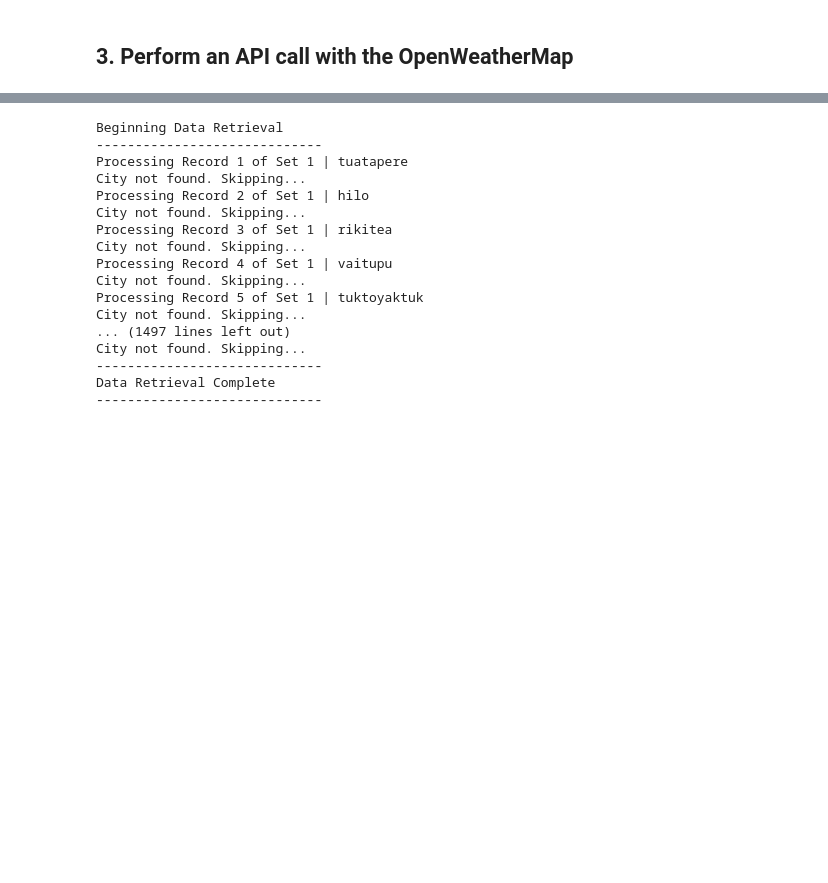
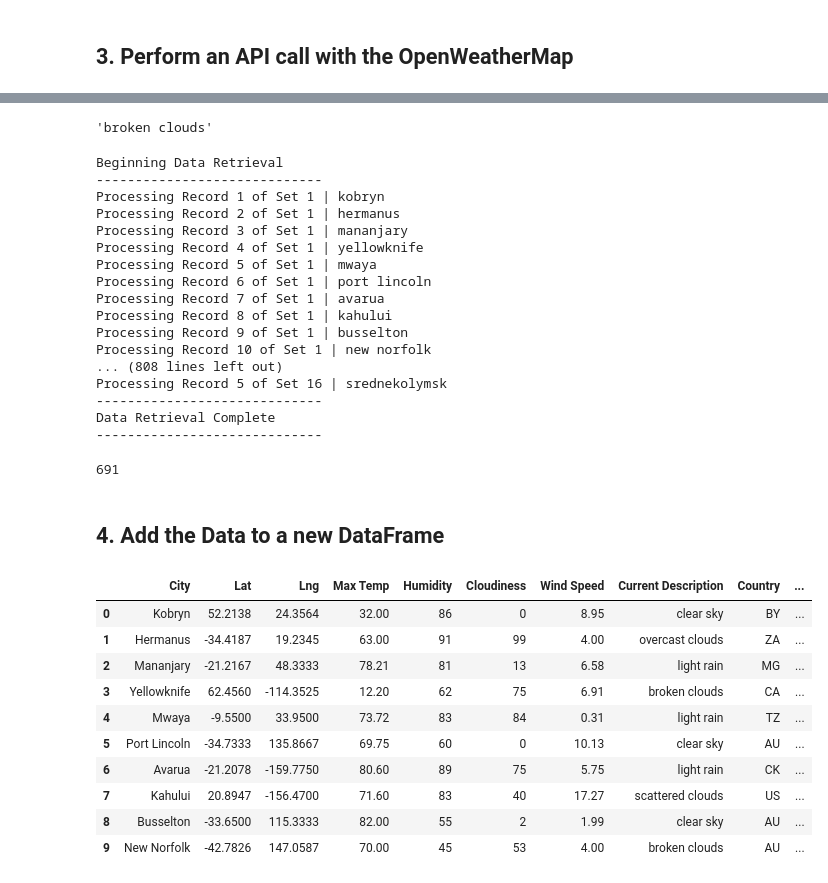
Before and after one commit to tkoide01/World_Weather_Analysis, a Jupyter notebook: Weather_Database/Weather_Database.ipynb, the cells around one changed output, grey strips where cells are left out. Drawn from its saved outputs; the diff is of its cells as text; code cells hidden in the pictures; blank space fills up the shorter version.

```diff
--- a/Weather_Database/Weather_Database.ipynb
+++ b/Weather_Database/Weather_Database.ipynb
@@ -84,3 +106,7 @@ http://api.openweathermap.org/data/2.5/weather?units=Imperial&APPID=a5e27cecc4fc
+# %%
+city_weather['weather'][0]['description']
+# %% [output]
+'broken clouds'
 # %%
 # Create an empty list to hold the weather data.
 city_data = []
@@ -118,7 +144,7 @@ for i, city in enumerate(cities):
         city_humidity = city_weather["main"]["humidity"]
         city_clouds = city_weather["clouds"]["all"]
         city_wind = city_weather["wind"]["speed"]
-        city_descp = city_weather["weather"]["description"]
+        city_description = city_weather["weather"][0]["description"]
         city_country = city_weather["sys"]["country"]
         # Convert the date to ISO standard.
         city_date = datetime.utcfromtimestamp(city_weather["dt"]).strftime('%Y-%m-%d %H:%M:%S')
@@ -130,7 +156,7 @@ for i, city in enumerate(cities):
                           "Humidity": city_humidity,
                           "Cloudiness": city_clouds,
                           "Wind Speed": city_wind,
-                          "Weather Description": city_descp,
+                          "Current Description": city_description,
                           "Country": city_country,
                           "Date": city_date})
 
@@ -146,18 +172,40 @@ print("-----------------------------")
 # %% [output]
 Beginning Data Retrieval
 -----------------------------
-Processing Record 1 of Set 1 | tuatapere
-City not found. Skipping...
-Processing Record 2 of Set 1 | hilo
-City not found. Skipping...
-Processing Record 3 of Set 1 | rikitea
-City not found. Skipping...
-Processing Record 4 of Set 1 | vaitupu
-City not found. Skipping...
-Processing Record 5 of Set 1 | tuktoyaktuk
-City not found. Skipping...
-... (1497 lines left out)
-City not found. Skipping...
+Processing Record 1 of Set 1 | kobryn
+Processing Record 2 of Set 1 | hermanus
+Processing Record 3 of Set 1 | mananjary
+Processing Record 4 of Set 1 | yellowknife
+Processing Record 5 of Set 1 | mwaya
+Processing Record 6 of Set 1 | port lincoln
+Processing Record 7 of Set 1 | avarua
+Processing Record 8 of Set 1 | kahului
+Processing Record 9 of Set 1 | busselton
+Processing Record 10 of Set 1 | new norfolk
+... (808 lines left out)
+Processing Record 5 of Set 16 | srednekolymsk
 -----------------------------
 Data Retrieval Complete
 -----------------------------
+# %%
+len(city_data)
+# %% [output]
+691
+# %% [markdown]
+## 4. Add the Data to a new DataFrame
+# %%
+# Convert the array of dictionaries to a Pandas DataFrame.
+city_data_df = pd.DataFrame(city_data)
+city_data_df.head(10)
+# %% [output]
+|  | City | Lat | Lng | Max Temp | Humidity | Cloudiness | Wind Speed | Current Description | Country | ... |
+| 0 | Kobryn | 52.2138 | 24.3564 | 32.00 | 86 | 0 | 8.95 | clear sky | BY | ... |
+| 1 | Hermanus | -34.4187 | 19.2345 | 63.00 | 91 | 99 | 4.00 | overcast clouds | ZA | ... |
+| 2 | Mananjary | -21.2167 | 48.3333 | 78.21 | 81 | 13 | 6.58 | light rain | MG | ... |
+| 3 | Yellowknife | 62.4560 | -114.3525 | 12.20 | 62 | 75 | 6.91 | broken clouds | CA | ... |
+| 4 | Mwaya | -9.5500 | 33.9500 | 73.72 | 83 | 84 | 0.31 | light rain | TZ | ... |
+| 5 | Port Lincoln | -34.7333 | 135.8667 | 69.75 | 60 | 0 | 10.13 | clear sky | AU | ... |
+| 6 | Avarua | -21.2078 | -159.7750 | 80.60 | 89 | 75 | 5.75 | light rain | CK | ... |
+| 7 | Kahului | 20.8947 | -156.4700 | 71.60 | 83 | 40 | 17.27 | scattered clouds | US | ... |
+| 8 | Busselton | -33.6500 | 115.3333 | 82.00 | 55 | 2 | 1.99 | clear sky | AU | ... |
+| 9 | New Norfolk | -42.7826 | 147.0587 | 70.00 | 45 | 53 | 4.00 | broken clouds | AU | ... |
```
Also changed, not shown: parts of 7 cells of this notebook, 1 other file.
